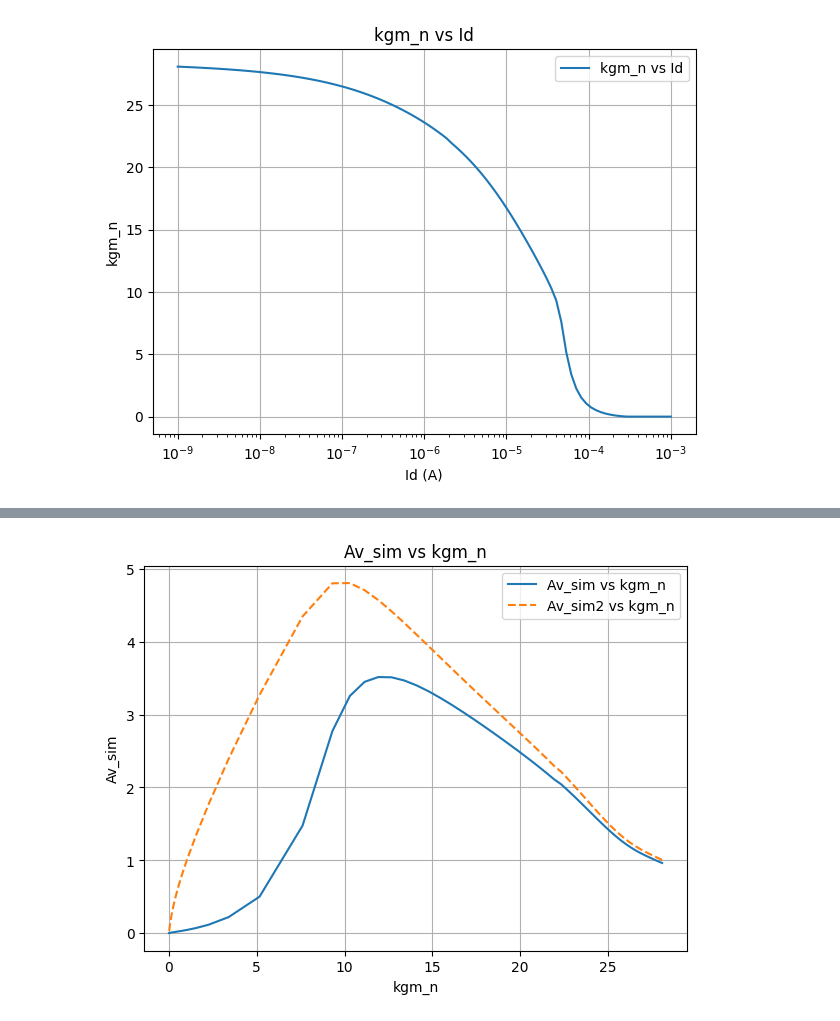
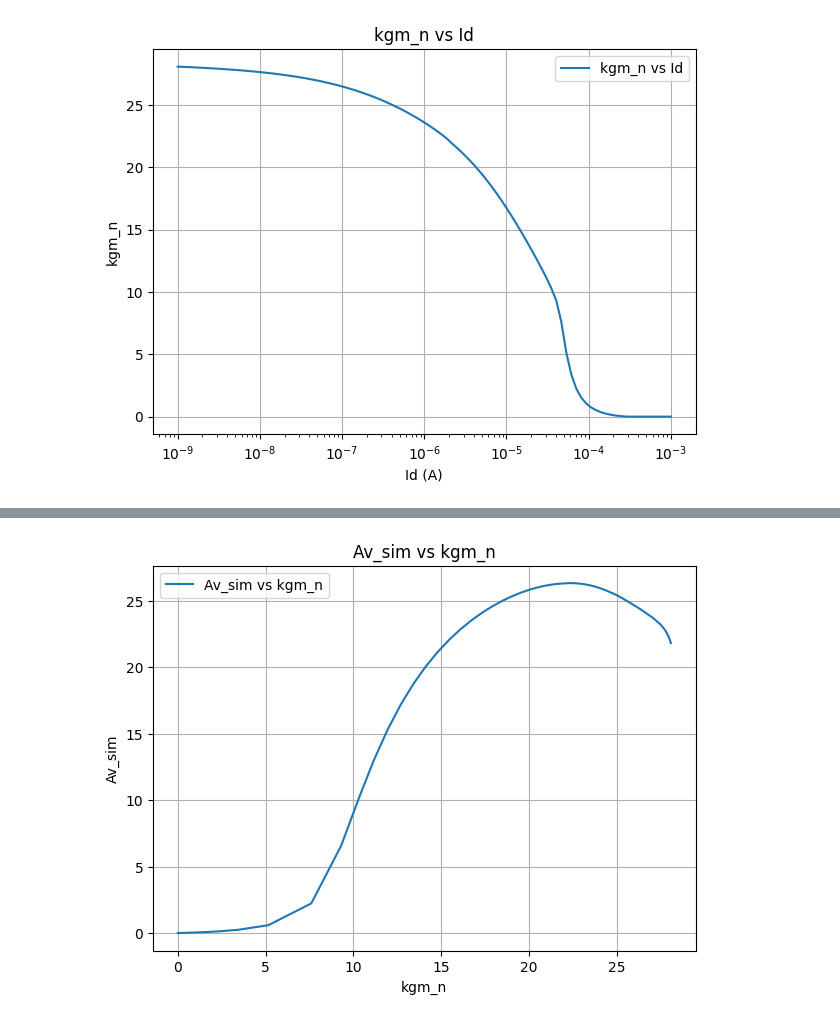
Before and after one commit to Sakthi-Kalidasan/C_ID_repo, a Jupyter notebook: LDO/Diff_to_Single_Amp_Analysis.ipynb, the cells around one changed output, grey strips where cells are left out. Drawn from its saved outputs; the diff is of its cells as text; code cells hidden in the pictures.

```diff
--- a/LDO/Diff_to_Single_Amp_Analysis.ipynb
+++ b/LDO/Diff_to_Single_Amp_Analysis.ipynb
@@ -61,17 +61,15 @@ At kgm_n = 25 S, M_scale = 74.01091822015118
 # %%
-Av_sim = kgm_n/(kgds_n + np.abs(kgds_p) + np.abs(kgm_p))
-Av_sim2 = kgm_n/np.abs(kgm_p)
+Av_sim = kgm_n/(kgds_n + np.abs(kgds_p))
 plt.figure(figsize=(7,5))
 plt.plot(kgm_n, Av_sim, label='Av_sim vs kgm_n')
-plt.plot(kgm_n, Av_sim2, label='Av_sim2 vs kgm_n', linestyle='--')
 plt.xlabel('kgm_n')
 plt.ylabel('Av_sim')
 plt.title('Av_sim vs kgm_n')
 plt.grid(True)
 plt.legend()
 plt.show()
 # %% [output]
-[figure, old version]
+[figure, new version]
 # %%
 kgds_eff = (kgds_n + np.abs(kgds_p))
 
```
Also changed, not shown: parts of 3 cells of this notebook, 7 other files.
